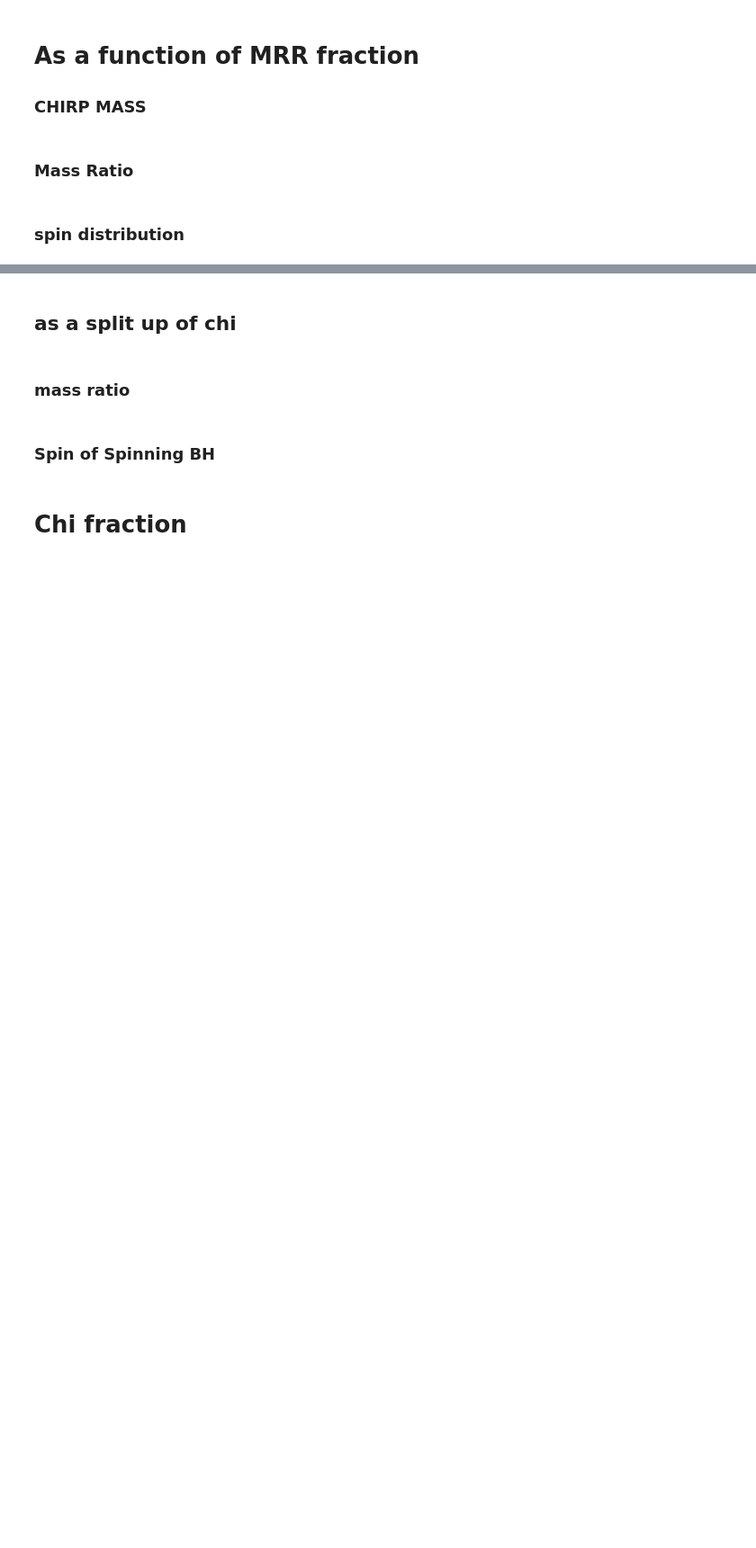
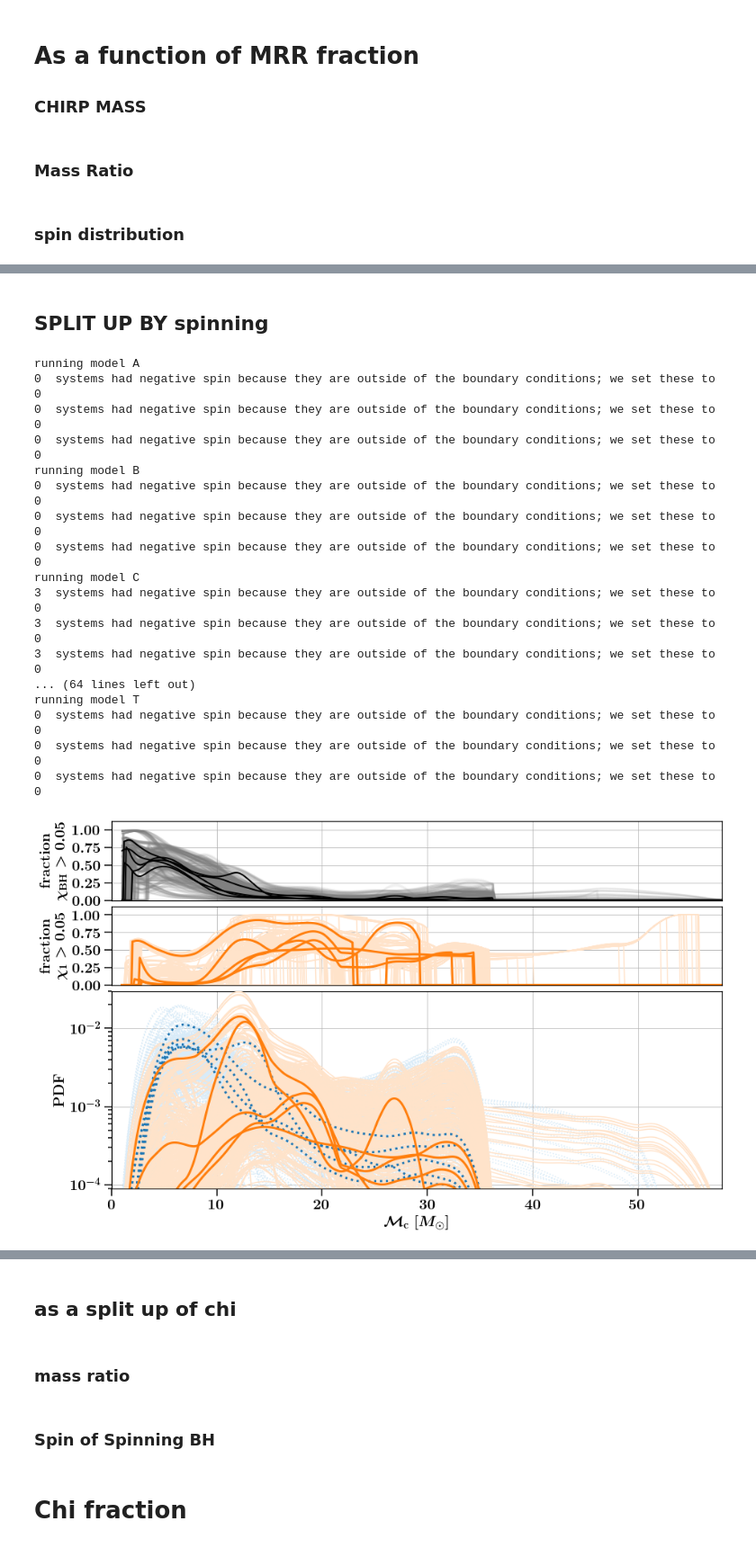
Before and after one commit to FloorBroekgaarden/MRR_Project, a Jupyter notebook: FigureX_Mass_and_MassRatio_Distribution_plots/Untitled.ipynb, the cells around one changed output, grey strips where cells are left out. Shown at 90% size. Drawn from its saved outputs; the diff is of its cells as text; code cells hidden in the pictures; blank space fills up the shorter version.

Commit message:
update figure 3

```diff
--- a/FigureX_Mass_and_MassRatio_Distribution_plots/Untitled.ipynb
+++ b/FigureX_Mass_and_MassRatio_Distribution_plots/Untitled.ipynb
@@ -680,0 +667,61 @@ plt.show()
+# %% [markdown]
+## SPLIT UP BY spinning
+# %%
+
+### CHIRP MASS VS SPINS FRACTION ###
+
+
+fig, ax = plt.subplots(3,1, figsize=(13,8), gridspec_kw={"height_ratios":[1,1, 2.5]})#,\
+#                            gridspec_kw={"width_ratios":[3, 3, 3, 3, 3]})
+
+
+
+bw=0.85
+ylim_threshold = 0.00017
+
+
+for ind_BPS, BPSmodel in enumerate(BPSnameslist[:]):
+
+    print('running model %s'%BPSmodel)
+    xparam = 'chirp_mass_LVK'
+
+    plotYlog = False
+    xlim, ylim = [0, 58], [0.0, 1.12]
+#     xlim, ylim = [0, 40], [0.01, 1]
+    ax[0] = plot_MRR_distribution(axe=ax[0], xparam=xparam, BPSmodelName=BPSmodel, mode='m1spin_or_m2spin_fraction',\
+                                  spin_threshold=0.05, bw=bw, xlim=xlim, ylim=ylim, plotYlog=plotYlog, ylim_threshold=ylim_threshold)
+    ax[1] = plot_MRR_distribution(axe=ax[1], xparam=xparam, BPSmodelName=BPSmodel, mode='spin_fraction',\
+                                  spin_threshold=0.05, bw=bw, xlim=xlim, ylim=ylim, plotYlog=plotYlog, ylim_threshold=ylim_threshold)
+    plotYlog = True
+    ylim = [0.00009, 0.03]
+    ax[2] = plot_MRR_distribution(axe=ax[2], xparam=xparam, BPSmodelName=BPSmodel, mode='spin_PDF',\
+                                  spin_threshold=0.05, bw=bw, xlim=xlim, ylim=ylim, plotYlog=plotYlog, ylim_threshold=ylim_threshold)
+
+
+plt.tight_layout()
+plt.subplots_adjust(wspace=0.0, hspace=0.05)#2)
+
+
+plt.savefig('./' + xparam   +  '_spins_split.pdf', transparent=False, bbox_inches="tight",  format='pdf')
+plt.savefig('./' + xparam   +  '_spins_split.png', transparent=False, bbox_inches="tight", dpi=600, format='png')
+# plt.savefig('./' + xparam   +  'fraction.eps', bbox_inches="tight", dpi=600, format='eps')
+plt.show()
+# %% [output]
+running model A
+0  systems had negative spin because they are outside of the boundary conditions; we set these to 0
+0  systems had negative spin because they are outside of the boundary conditions; we set these to 0
+0  systems had negative spin because they are outside of the boundary conditions; we set these to 0
+running model B
+0  systems had negative spin because they are outside of the boundary conditions; we set these to 0
+0  systems had negative spin because they are outside of the boundary conditions; we set these to 0
+0  systems had negative spin because they are outside of the boundary conditions; we set these to 0
+running model C
+3  systems had negative spin because they are outside of the boundary conditions; we set these to 0
+3  systems had negative spin because they are outside of the boundary conditions; we set these to 0
+3  systems had negative spin because they are outside of the boundary conditions; we set these to 0
+... (64 lines left out)
+running model T
+0  systems had negative spin because they are outside of the boundary conditions; we set these to 0
+0  systems had negative spin because they are outside of the boundary conditions; we set these to 0
+0  systems had negative spin because they are outside of the boundary conditions; we set these to 0
+[figure, added]
```
Also changed, not shown: parts of 7 cells of this notebook, 16 other files.
